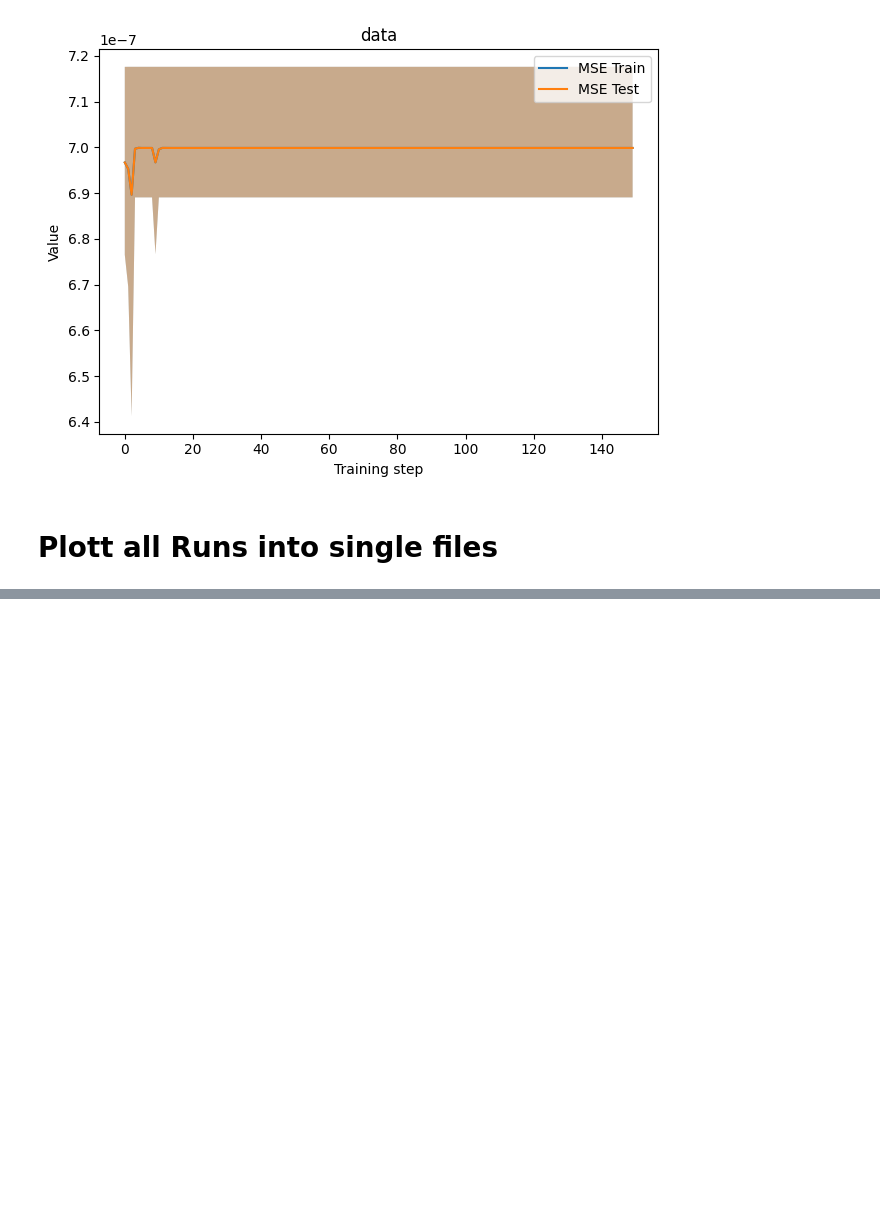
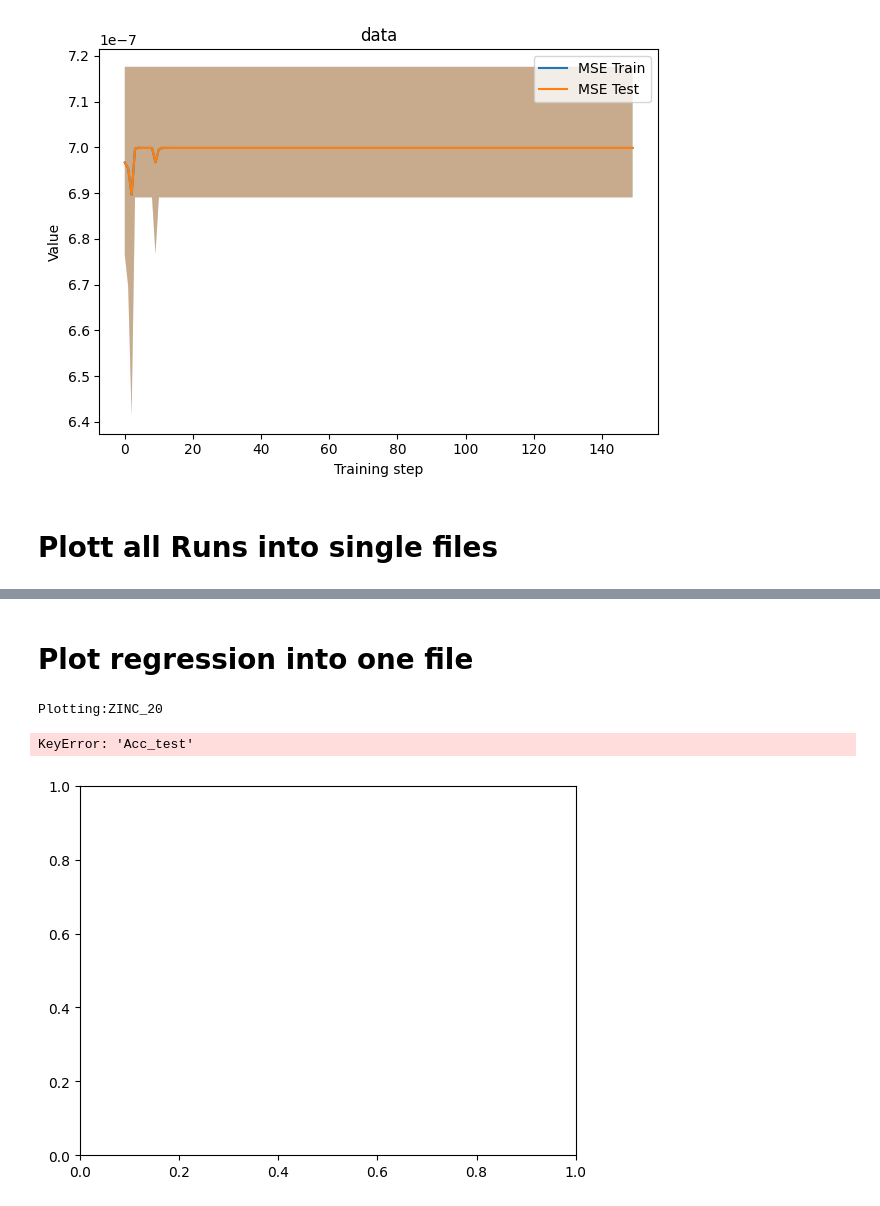
Before and after one commit to cap-jmk/carate-pwc, a Jupyter notebook: notebooks/Plotting.ipynb, the cells around one changed output, grey strips where cells are left out. Saved outputs shown, nothing was run; the diff lists cells and outputs as text; code cells hidden in the pictures; blank space fills up the shorter version.

```diff
--- a/notebooks/Plotting.ipynb
+++ b/notebooks/Plotting.ipynb
@@ -127,0 +225,8 @@ dict_keys(['Loss', 'Acc_train', 'Acc_test', 'AUC'])
+# %% [markdown]
+# Plot regression into one file
+# %%
+plot_runs(base_dirs[2], y_lims = (0.0, 0.000001))
+# %% [output]
+Plotting:ZINC_20
+KeyError: 'Acc_test'
+[figure, added]
```
Also changed, not shown: parts of 12 cells of this notebook, 1 other file.
